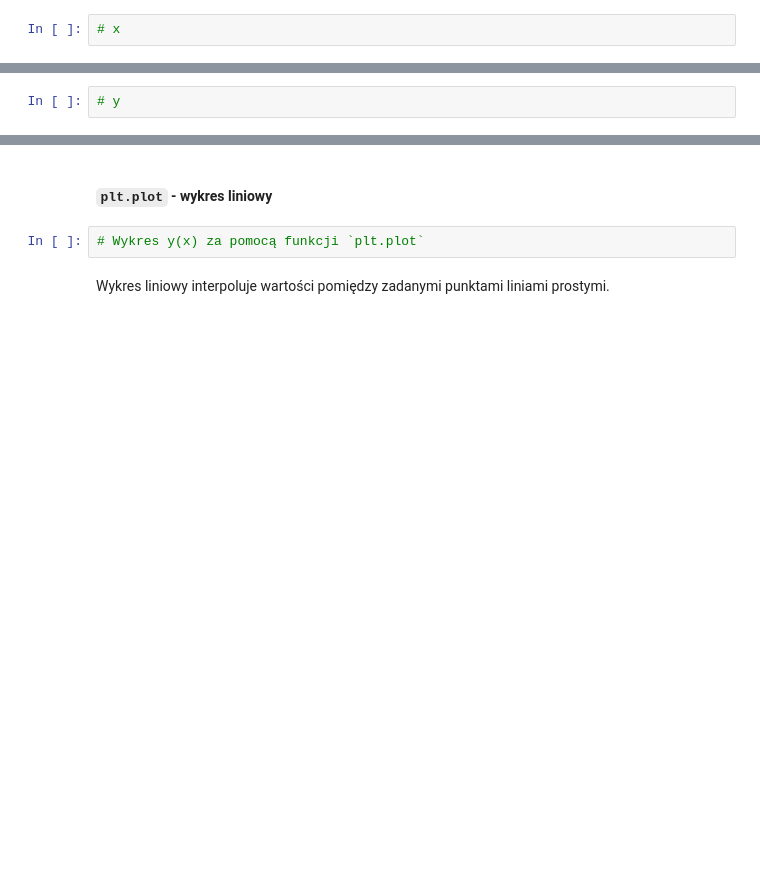
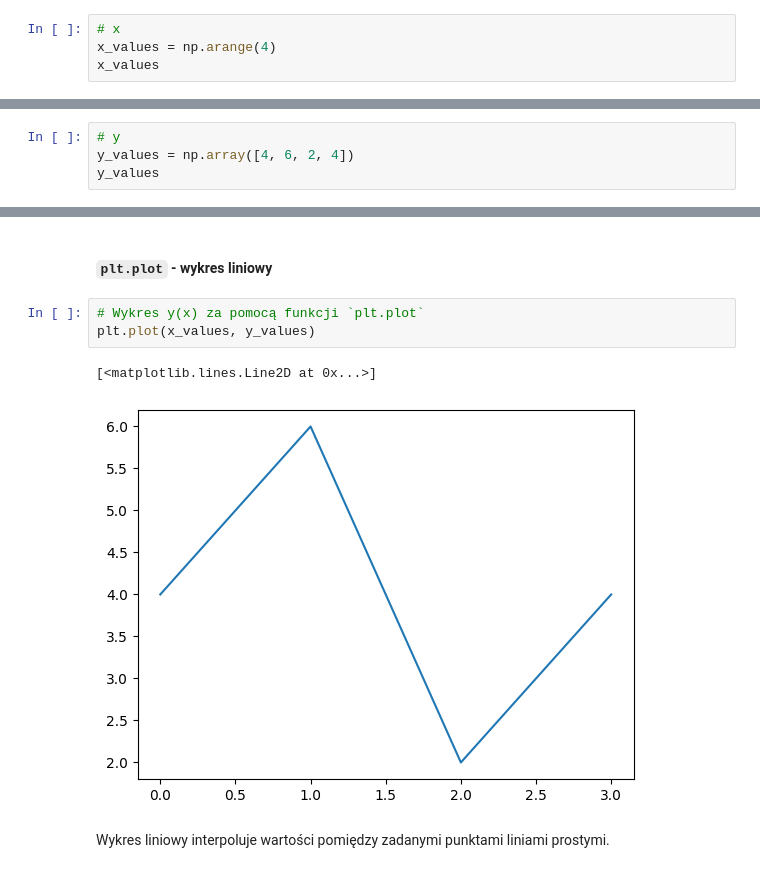
Before and after one commit to jgrynczewski/python_rozszerzenie_ds_27_04_2024, a Jupyter notebook: part2.ipynb, the cells around one changed output, grey strips where cells are left out. Cells and saved outputs as stored; diff of their text form; blank space fills up the shorter version.

```diff
--- a/part2.ipynb
+++ b/part2.ipynb
@@ -62,3 +88,5 @@ matplotlib.pyplot to kolekcja funkcji dzięki którym możemy używać bibioteki
 Wygenerujmy dane do wykresu
 # %%
 # x
+x_values = np.arange(4)
+x_values
@@ -65,2 +95,4 @@ Wygenerujmy dane do wykresu
 # %%
 # y
+y_values = np.array([4, 6, 2, 4])
+y_values
@@ -70,6 +104,10 @@ Teraz wykres. Biblioteka matplotlib posiada [wiele typów wykresów](https://mat
 #### `plt.plot` - wykres liniowy
 # %%
 # Wykres y(x) za pomocą funkcji `plt.plot`
+plt.plot(x_values, y_values)
+# %% [output]
+[<matplotlib.lines.Line2D at 0x...>]
+[figure, added]
 # %% [markdown]
 Wykres liniowy interpoluje wartości pomiędzy zadanymi punktami liniami prostymi.
 # %% [markdown]
```
Also changed, not shown: parts of 28 cells of this notebook, 2 other files.
